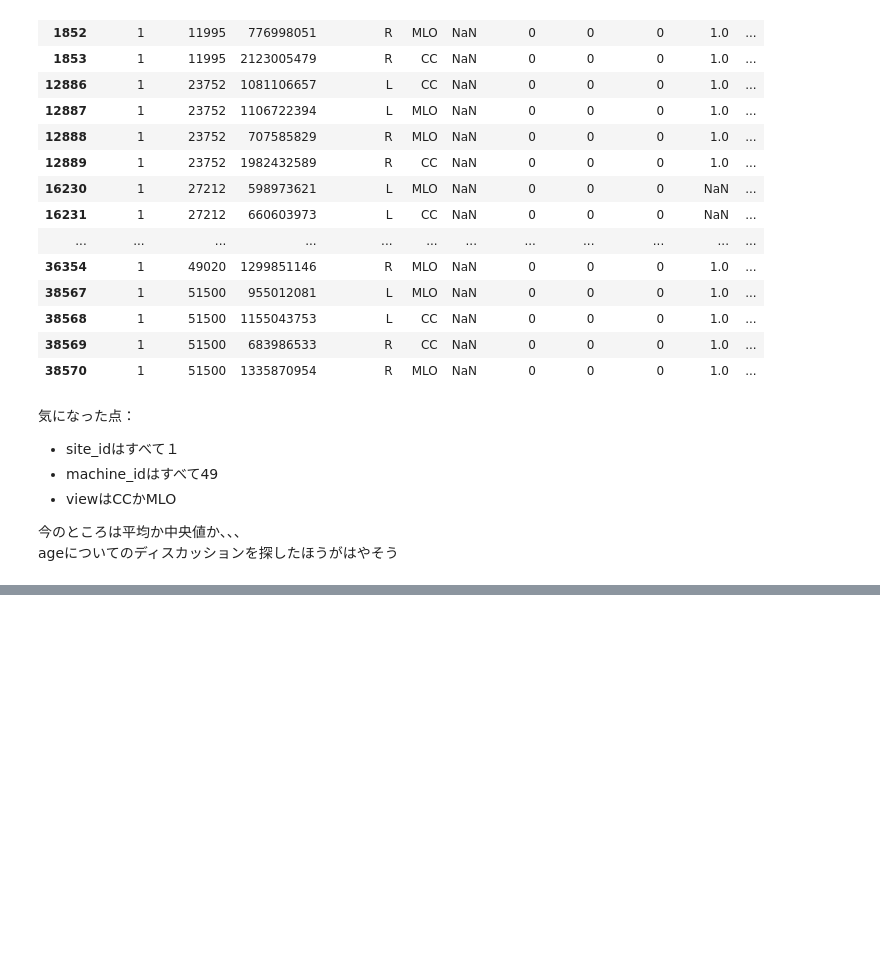
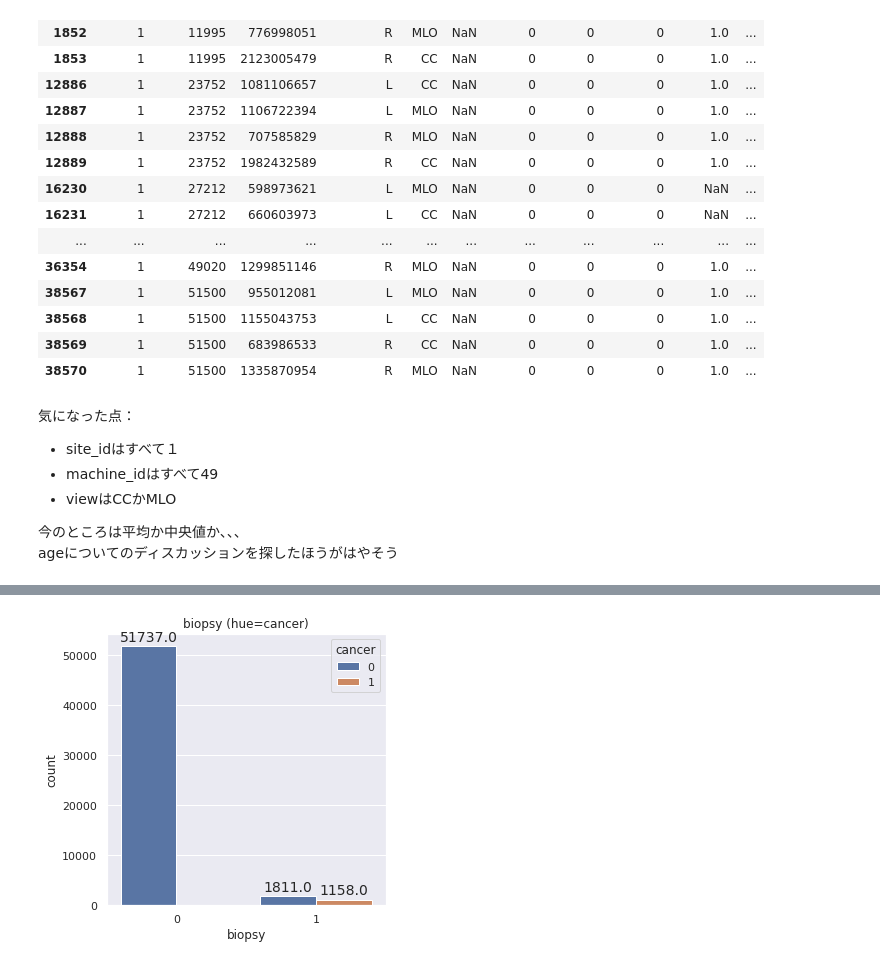
Before and after one commit to sanma-1230/kaggle-competition-rsna, a Jupyter notebook: rsna-eda.ipynb, the cells around one changed output, grey strips where cells are left out. Drawn from its saved outputs; the diff is of its cells as text; code cells hidden in the pictures; blank space fills up the shorter version.

```diff
--- a/rsna-eda.ipynb
+++ b/rsna-eda.ipynb
@@ -460,0 +517,17 @@ ageについてのディスカッションを探したほうがはやそう
+# %%
+fig, ax = plt.subplots(figsize=(5,5))
+sns.countplot(data=train, x='biopsy', hue='cancer', ax=ax)
+for q in ax.patches:
+    ax.annotate(format(q.get_height()),
+                   (q.get_x() + q.get_width() / 2.,
+                    q.get_height()),
+                    ha = 'center',
+                    va = 'center',
+                    xytext = (0, 9),
+                    textcoords = 'offset points',
+                    fontsize = 14)
+
+ax.set_title('biopsy (hue=cancer)')
+plt.show()
+# %% [output]
+[figure, added]
```
Also changed, not shown: parts of 18 cells of this notebook.
